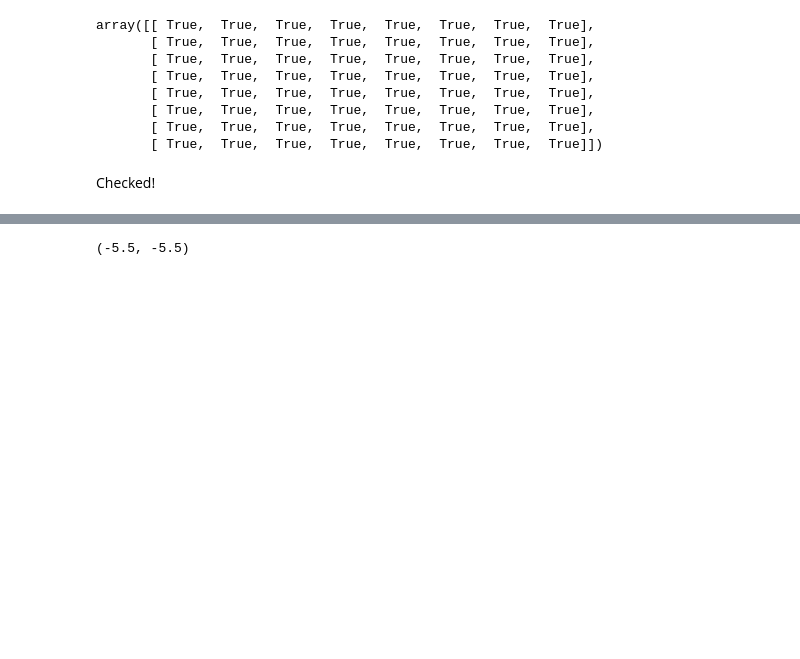
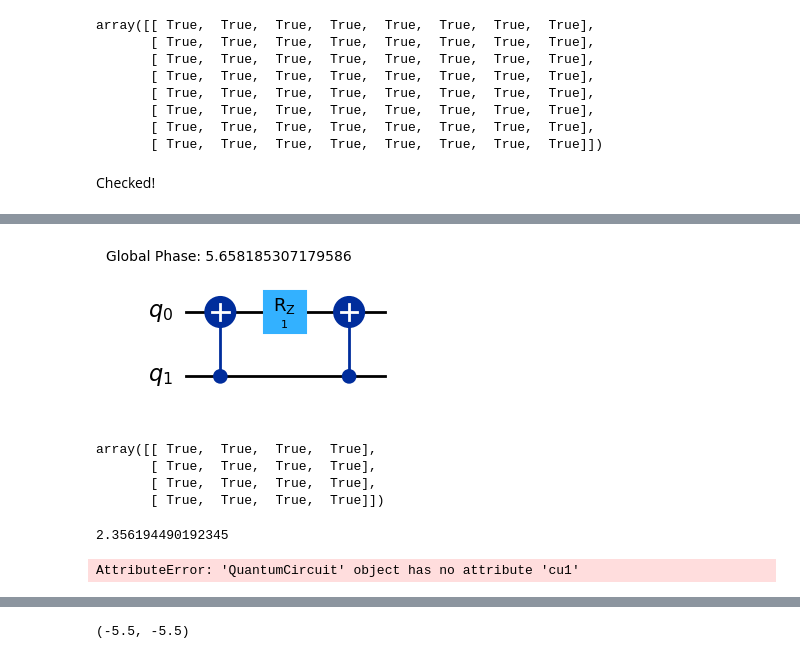
Before and after one commit to bin-wu-phys/QuantumSimulation, a Jupyter notebook: 03.Schroedinger.ipynb, the cells around one changed output, grey strips where cells are left out. Saved outputs shown, nothing was run; the diff lists cells and outputs as text; code cells hidden in the pictures; blank space fills up the shorter version.

```diff
--- a/03.Schroedinger.ipynb
+++ b/03.Schroedinger.ipynb
@@ -129,0 +153,21 @@ Checked!
+# %%
+th = 1.0
+n = 2
+qc = QuantumCircuit(n)
+qc.global_phase = -(4**n-1.0)/24.0
+
+# Apply the decomposition
+qc.cx(1, 0)
+qc.rz(th, 0)  # Apply RZ gate with angle θ
+qc.cx(1, 0)
+
+qc.draw('mpl')
+# %% [output]
+[figure, added]
+# %%
+np.abs(Operator(qc).data - Ud)< 1e-15
+# %% [output]
+array([[ True,  True,  True,  True],
+       [ True,  True,  True,  True],
+       [ True,  True,  True,  True],
+       [ True,  True,  True,  True]])
@@ -129,0 +177,49 @@ Checked!
+# %%
+delta
+# %% [output]
+2.356194490192345
+# %%
+th = 1.0
+n = 2
+qc = QuantumCircuit(n)
+
+for i in range(n):
+    qc.rz(2**i*delta, i)
+
+# QFT^dagger
+
+for i in range(n):
+    qc.rz(2**i*delta, i)
+
+mu = 2.0*np.pi/L #dx=1
+
+qc.global_phase = -(4**n-1.0)*mu*mu/24.0
+
+# Apply the decomposition
+qc.cx(1, 0)
+qc.rz(th*mu*mu, 0)  # Apply RZ gate with angle θ
+qc.cx(1, 0)
+
+for i in range(n):
+    qc.rz(-2**i*delta, i)
+
+# QFT
+
+# Apply the first Hadamard gate on qubit 0
+qc.h(1)
+
+# Apply the controlled phase rotation on qubits 0 and 1
+qc.cu1(np.pi/2, 0, 1)  # cu1 applies a phase of pi/2
+
+# Apply the second Hadamard gate on qubit 1
+qc.h(0)
+
+# Swap qubits 0 and 1 to complete the QFT
+qc.swap(0, 1)
+
+for i in range(n):
+    qc.rz(-2**i*delta, i)
+
+qc.draw('mpl')
+# %% [output]
+AttributeError: 'QuantumCircuit' object has no attribute 'cu1'
```
Also changed, not shown: parts of 6 cells of this notebook, 1 other file.
